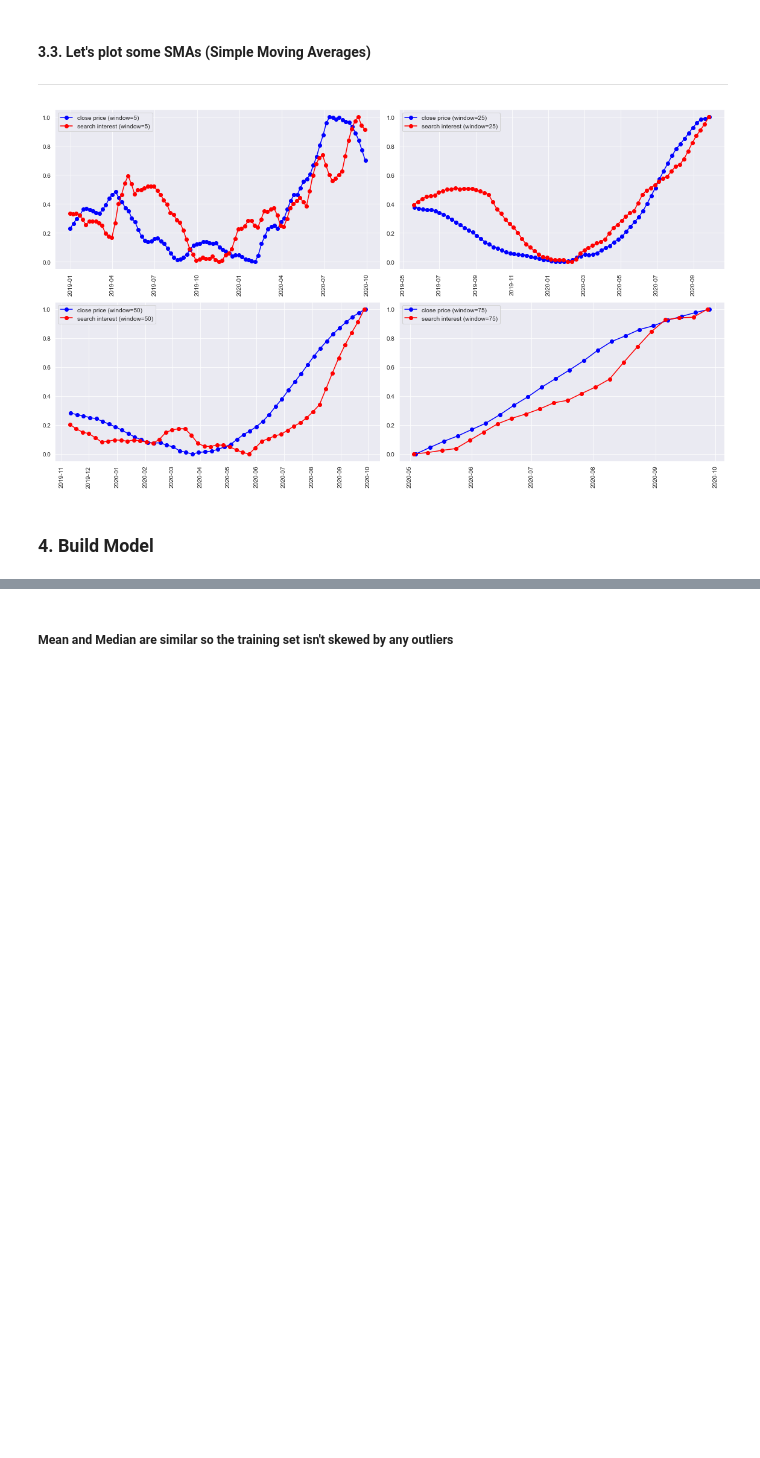
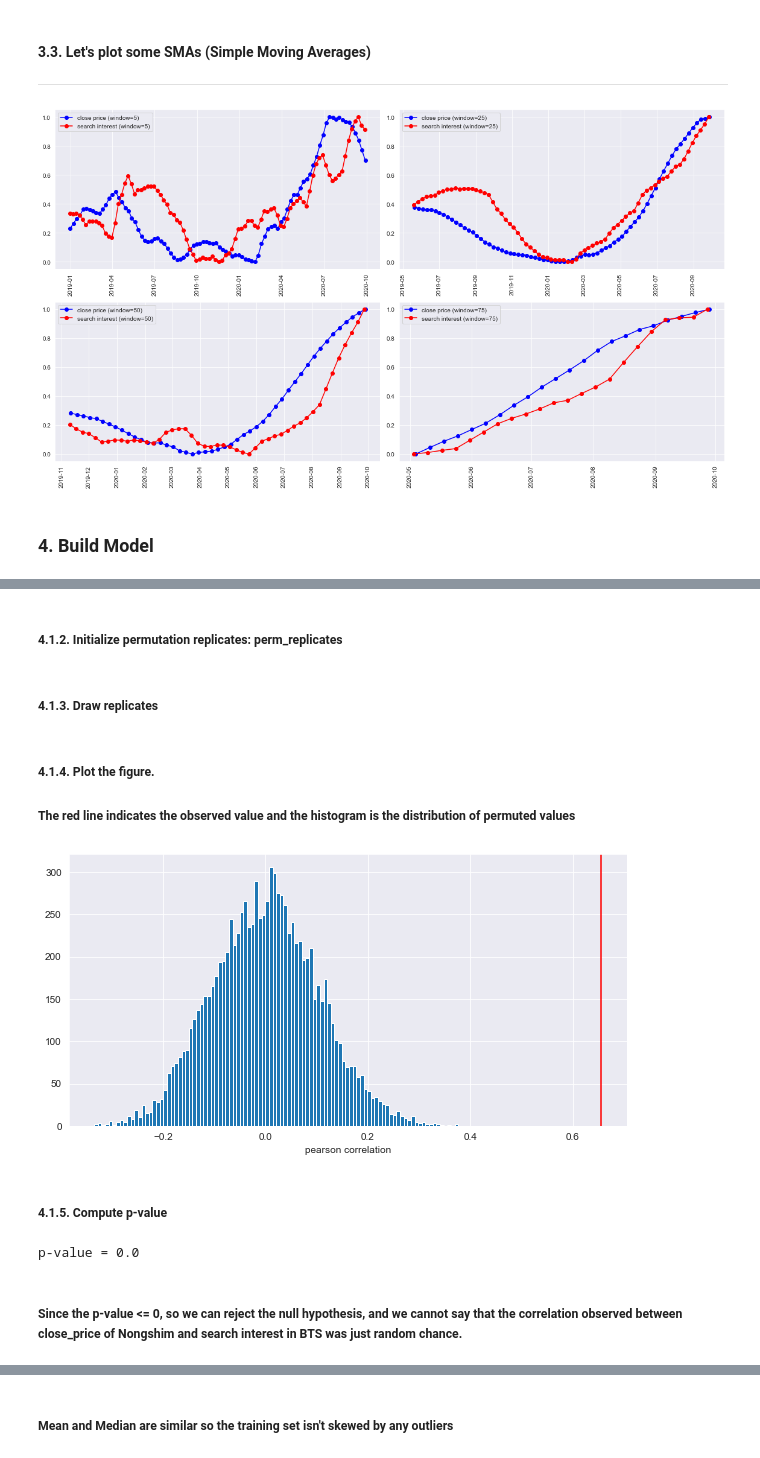
Before and after one commit to anshulrao/popularity-and-profits, a Jupyter notebook: code/BTS and Nongshim.ipynb, the cells around one changed output, grey strips where cells are left out. Drawn from its saved outputs; the diff is of its cells as text; code cells hidden in the pictures; blank space fills up the shorter version.

Commit message:
Adding hypothesis testing

```diff
--- a/code/BTS and Nongshim.ipynb
+++ b/code/BTS and Nongshim.ipynb
@@ -141,0 +154,4 @@ y.index = y.index - datetime.timedelta(days=1)
+# %%
+r_observed = pearson_r(X.search_interest, y.close_price)
+# %% [markdown]
+##### 4.1.2. Initialize permutation replicates: perm_replicates
@@ -141,0 +160,2 @@ y.index = y.index - datetime.timedelta(days=1)
+# %% [markdown]
+##### 4.1.3. Draw replicates
@@ -141,0 +166,20 @@ y.index = y.index - datetime.timedelta(days=1)
+# %% [markdown]
+##### 4.1.4. Plot the figure.
+##### The red line indicates the observed value and the histogram is the distribution of permuted values
+# %%
+plt.figure(figsize=(10,5))
+
+_ = plt.hist(perm_replicates, bins=100)
+_ = plt.axvline(x=r_observed, color='r', linestyle='-')
+_ = plt.xlabel("pearson correlation")
+# %% [output]
+[figure, added]
+# %% [markdown]
+##### 4.1.5. Compute p-value
+# %%
+p = np.sum(perm_replicates >= r_observed) / len(perm_replicates)
+print('p-value =', p)
+# %% [output]
+p-value = 0.0
+# %% [markdown]
+##### Since the p-value <= 0, so we can reject the null hypothesis, and we cannot say that the correlation observed between close_price of Nongshim and search interest in BTS was just random chance.
```
Also changed, not shown: parts of 26 cells of this notebook.
